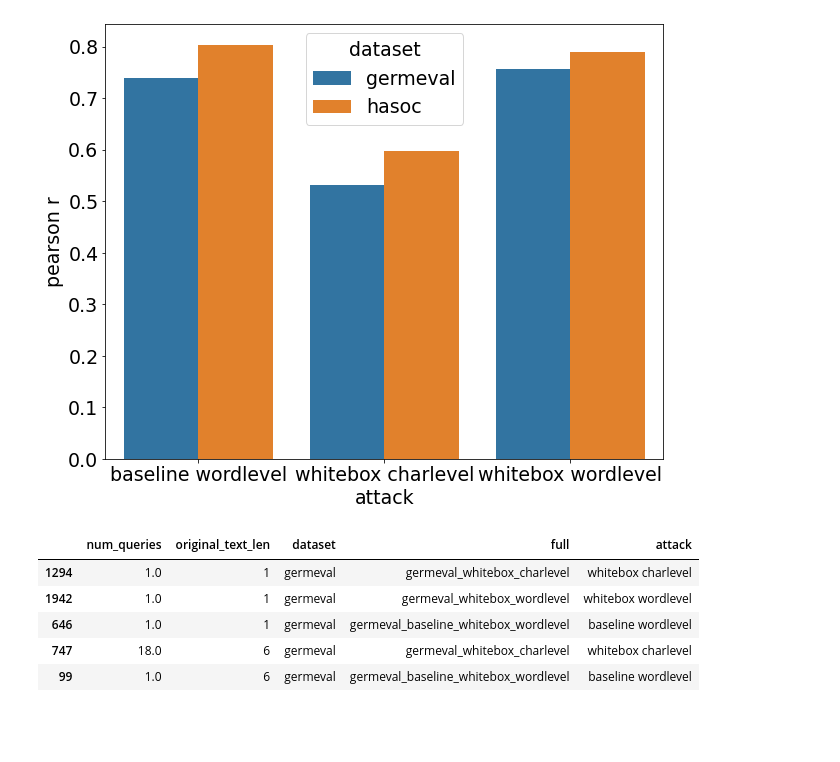
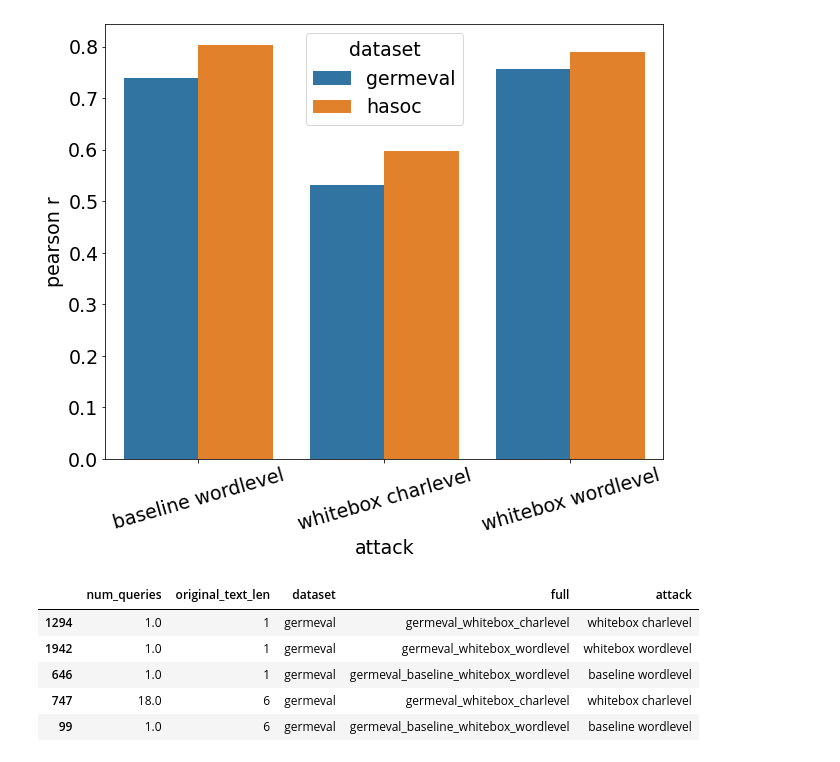
Before and after one commit to shahrukhx01/bert-probe, a Jupyter notebook: analysis/plots and analysis.ipynb, the cells around one changed output. Saved outputs shown, nothing was run; the diff lists cells and outputs as text; code cells hidden in the pictures; blank space fills up the shorter version.

```diff
--- a/analysis/plots and analysis.ipynb
+++ b/analysis/plots and analysis.ipynb
@@ -71,12 +79,15 @@ corr_df = pd.DataFrame(corr_results)
 # %%
 a4_dims = (10, 8)
 plt.rcParams.update({'font.size': 19})
+ax.tick_params(axis='x', rotation=16)
 fig, ax = plt.subplots(figsize=a4_dims)
+ax.tick_params(axis='x', rotation=16)
 ax = sns.barplot(ax=ax, x="attack", y="pearson r", hue="dataset",
                  data=corr_df  )
 #g = sns.factorplot(x="X_Axis", y="vals", hue='cols', data=dfm)
+plt.savefig("queries_len_corr.pdf")
 # %% [output]
-[figure, old version]
+[figure, new version]
 # %%
 corr_df.sort_values(by=['original_text_len'], inplace=True)
 corr_df.head()
```
Also changed, not shown: parts of 2 cells of this notebook, 2 other files.
